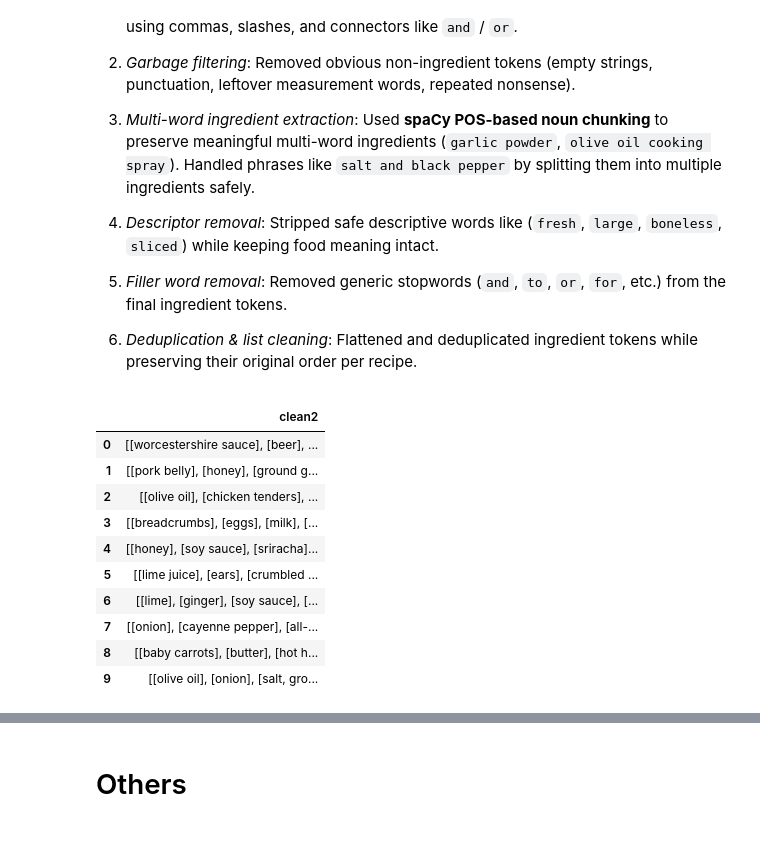
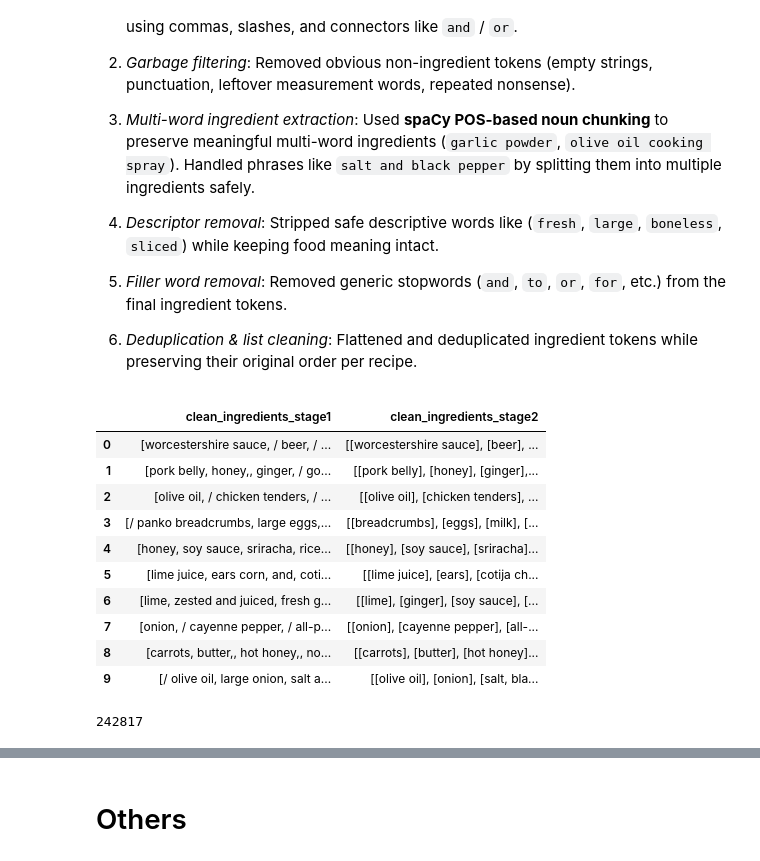
Before and after one commit to mkbnyarko/culinary_compass, a Jupyter notebook: notebooks/exploration_and_cleaning.ipynb, the cells around one changed output, grey strips where cells are left out. Cells and saved outputs as stored; diff of their text form; code cells hidden in the pictures.

```diff
--- a/notebooks/exploration_and_cleaning.ipynb
+++ b/notebooks/exploration_and_cleaning.ipynb
@@ -944,8 +952,6 @@ Goals:
 
 6. *Deduplication & list cleaning*: Flattened and deduplicated ingredient tokens while preserving their original order per recipe.
 # %%
-nlp = spacy.load("en_core_web_md")
-
 def split_tokens(text):
     """
     Split Stage-1 cleaned text into tokens.
@@ -1017,8 +1023,9 @@ def extract_ingredient_phrase(t):
 
     # Remove undesirable descriptors but keep food words
     DESCRIPTORS = {
-        "large", "small", "fresh", "freshly", "boneless", "skinless", "zested", "juiced", "minced"
-        "ground", "crushed", "sliced", "diced", "creamy", "halved"
+        "large", "small", "fresh", "freshly", "boneless", "skinless", "zested", "juiced", "minced", "toasted", "cooked", "flaked", "unsweetened", "roasted",
+        "4ounce", "bone-in", "skin", "round", "salted", "uncooked", "seasoned", "ground", "crushed", "sliced", "diced", "creamy", "halved", "beaten",
+        "melted", "softened", "cooked", "split", "nugget", "dried", "s", "lbs", "-", "-half", "ablespoons", "nonstick", "cooking", "spray"
     }
 
     words = []
@@ -1077,23 +1084,39 @@ def clean_stage2(stage1_output):
     # Remove duplicates while maintaining order
     final = list(dict.fromkeys(cleaned))
     return final
-# %%
-# Apply to dataset
-testdf["clean_ingredients_stage2"] = testdf["clean_ingredients_stage1"].apply(
-    lambda lst: [clean_stage2(raw) for raw in lst]
-)
-
-# Preview
-testdf[['clean_ingredients_stage1', 'clean_ingredients_stage2']].head(10)
-# %% [output]
-|  | clean2 |
-| 0 | [[worcestershire sauce], [beer], ... |
-| 1 | [[pork belly], [honey], [ground g... |
-| 2 | [[olive oil], [chicken tenders], ... |
-| 3 | [[breadcrumbs], [eggs], [milk], [... |
-| 4 | [[honey], [soy sauce], [sriracha]... |
-| 5 | [[lime juice], [ears], [crumbled ... |
-| 6 | [[lime], [ginger], [soy sauce], [... |
-| 7 | [[onion], [cayenne pepper], [all-... |
-| 8 | [[baby carrots], [butter], [hot h... |
-| 9 | [[olive oil], [onion], [salt, gro... |
+# %%
+# Apply to dataset
+ingredients_df["clean_ingredients_stage2"] = ingredients_df["clean_ingredients_stage1"].apply(
+    lambda lst: [clean_stage2(raw) for raw in lst]
+)
+
+# Preview
+ingredients_df[['clean_ingredients_stage1', 'clean_ingredients_stage2']].head(10)
+# %% [output]
+|  | clean_ingredients_stage1 | clean_ingredients_stage2 |
+| 0 | [worcestershire sauce, / beer, / ... | [[worcestershire sauce], [beer], ... |
+| 1 | [pork belly, honey,, ginger, / go... | [[pork belly], [honey], [ginger],... |
+| 2 | [olive oil, / chicken tenders, / ... | [[olive oil], [chicken tenders], ... |
+| 3 | [/ panko breadcrumbs, large eggs,... | [[breadcrumbs], [eggs], [milk], [... |
+| 4 | [honey, soy sauce, sriracha, rice... | [[honey], [soy sauce], [sriracha]... |
+| 5 | [lime juice, ears corn, and, coti... | [[lime juice], [ears], [cotija ch... |
+| 6 | [lime, zested and juiced, fresh g... | [[lime], [ginger], [soy sauce], [... |
+| 7 | [onion, / cayenne pepper, / all-p... | [[onion], [cayenne pepper], [all-... |
+| 8 | [carrots, butter,, hot honey,, no... | [[carrots], [butter], [hot honey]... |
+| 9 | [/ olive oil, large onion, salt a... | [[olive oil], [onion], [salt, bla... |
+# %%
+# Creating a comprehensive list of ingredients (to be used in further preprocessing stages)
+def parse_ingredients(x):
+    if isinstance(x, str):
+        x = ast.literal_eval(x)
+    return [item for sublist in x for item in sublist]
+
+all_stage2_ingredients = [
+    item
+    for row in ingredients_df['clean_ingredients_stage2'].apply(parse_ingredients)
+    for item in row
+]
+
+len(all_stage2_ingredients)
+# %% [output]
+242817
```
Also changed, not shown: parts of 40 cells of this notebook.
